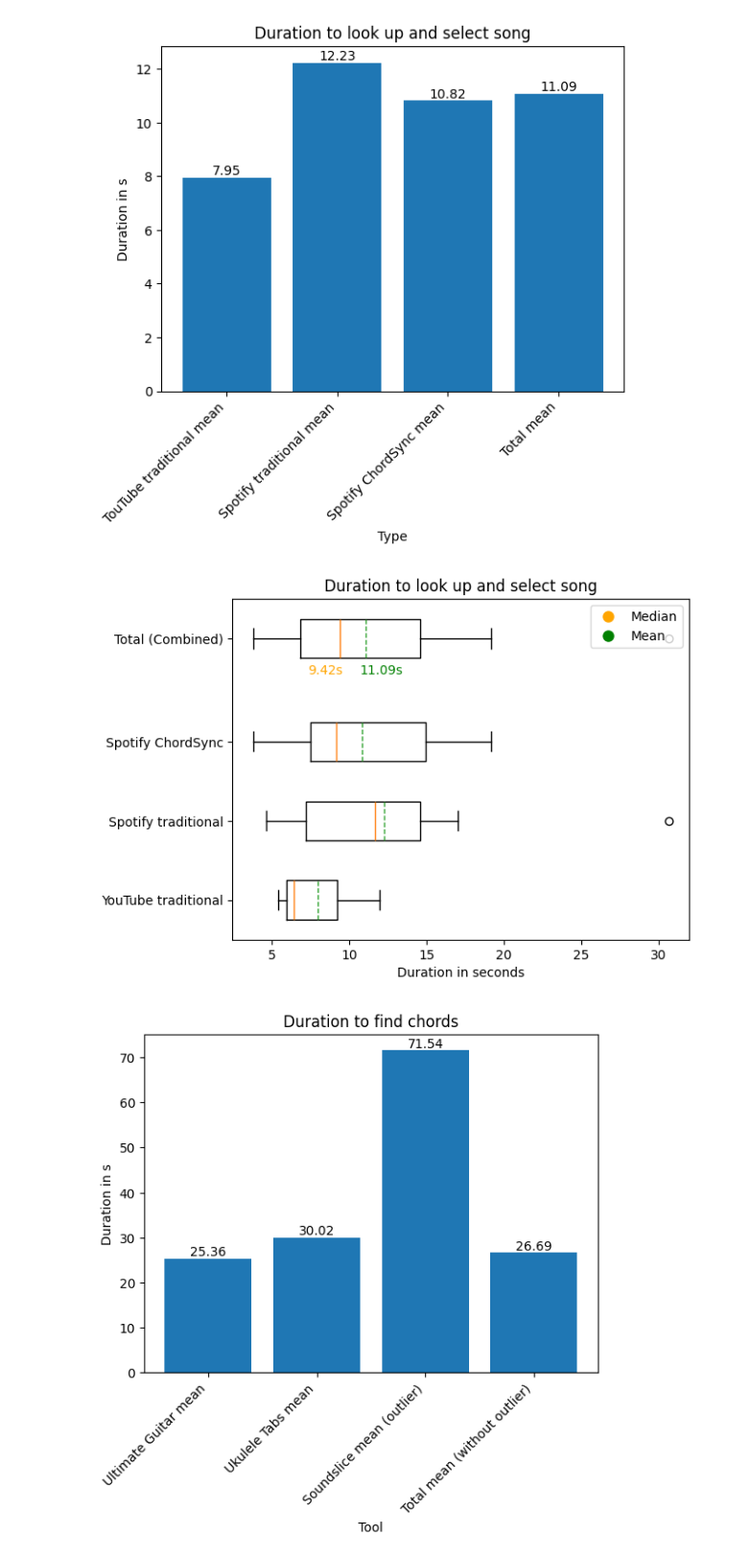
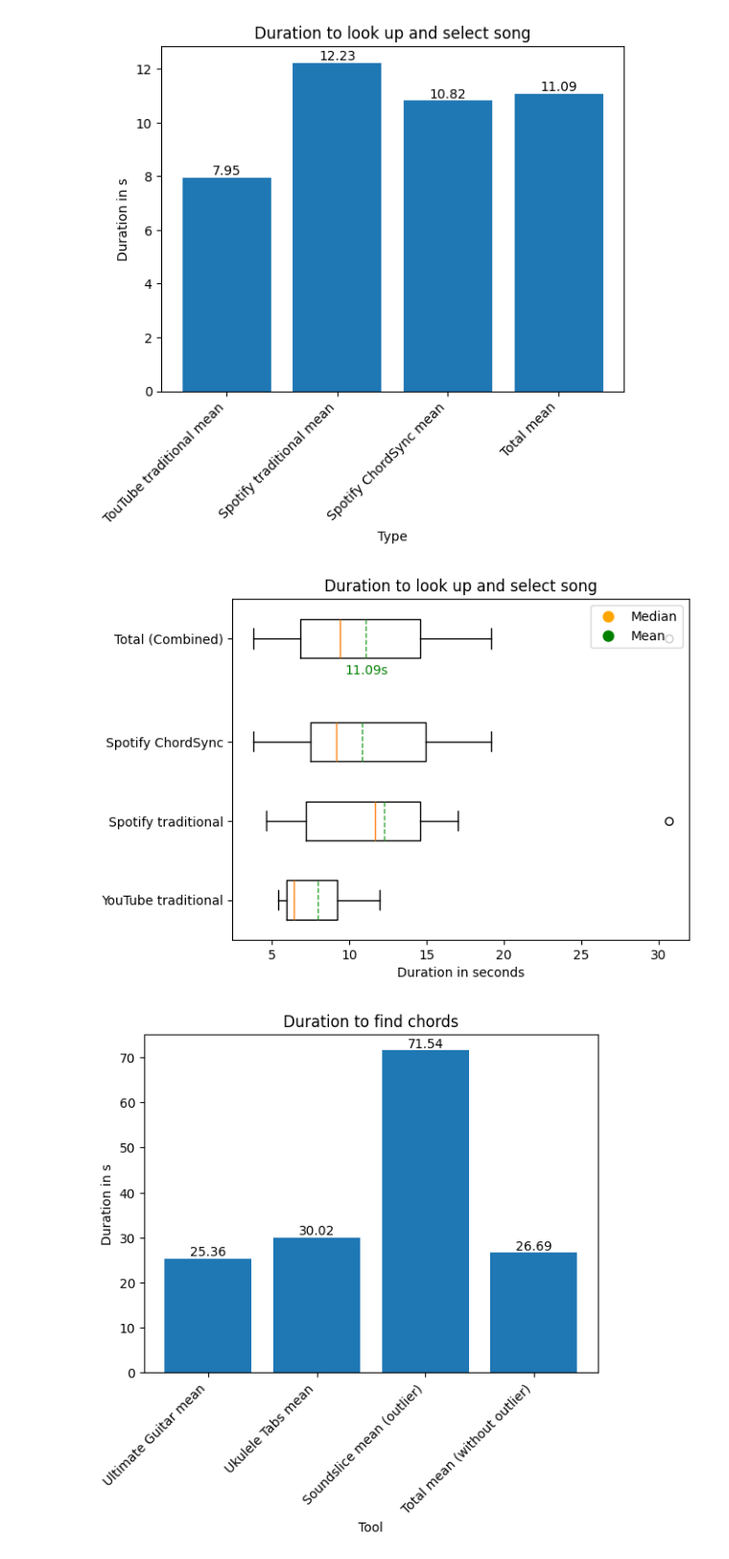
Before and after one commit to simonroedig/ChordSync_Study, a Jupyter notebook: study_analysis_task_performance.ipynb, the cells around one changed output. Shown at 96% size. Cells and saved outputs as stored; diff of their text form; code cells hidden in the pictures.

```diff
--- a/study_analysis_task_performance.ipynb
+++ b/study_analysis_task_performance.ipynb
@@ -123,36 +123,36 @@ data = [duration_to_look_up_and_select_song_yt_traditional,
         duration_to_look_up_and_select_song_spotify_traditional,
         duration_to_look_up_and_select_song_spotify_chordsync,
         all_durations_to_look_up_and_select_song]
 
 medians = [statistics.median(d) for d in data]
 
 # Calculate means
 means = [statistics.mean(d) for d in data]
 
 # Labels for x-axis
 labels = ['YouTube traditional', 'Spotify traditional', 'Spotify ChordSync', 'Total (Combined)']
 
 # Plotting boxplots
 plt.boxplot(data, labels=labels, vert=False, positions=[1, 2, 3, 4.3], meanline=True, showmeans=True)
 
 # Adding labels and title
 plt.xlabel('Duration in seconds')
 plt.title('Duration to look up and select song')
 
 median_legend = plt.Line2D([0], [0], marker='o', color='w', markerfacecolor='orange', markersize=10, label='Median')
 mean_legend = plt.Line2D([0], [0], marker='o', color='w', markerfacecolor='green', markersize=10, label='Mean')
 plt.legend(handles=[median_legend, mean_legend], loc="upper right")
 
 # plt.text(medians[0], 0.6, f'{medians[0]:.2f}s', ha='center', va='center', color='orange')
 # plt.text(medians[1], 1.6, f'{medians[1]:.2f}s', ha='center', va='center', color='orange')
 # plt.text(medians[2], 2.6, f'{medians[2]:.2f}s', ha='center', va='center', color='orange')
-plt.text(medians[3] - 1, 3.9, f'{medians[3]:.2f}s', ha='center', va='center', color='orange')
-plt.text(means[3] + 1, 3.9, f'{means[3]:.2f}s', ha='center', va='center', color='green')
+# plt.text(medians[3] - 1, 3.9, f'{medians[3]:.2f}s', ha='center', va='center', color='orange')
+plt.text(means[3], 3.9, f'{means[3]:.2f}s', ha='center', va='center', color='green')
 
 # Show the plot
 plt.show()
 # %% [output]
-[figure, old version]
+[figure, new version]
 # %%
 # Measured from the point, where participant has the first instance open to enter his search query (i.e. clicked into search bar, opened browser and clicked on search field...)
 # until the point where the participant set-up his chord music sheet (i.e. scrolled down to first line or chord so user can initiate playing)
```
Also changed, not shown: parts of 6 cells of this notebook.
